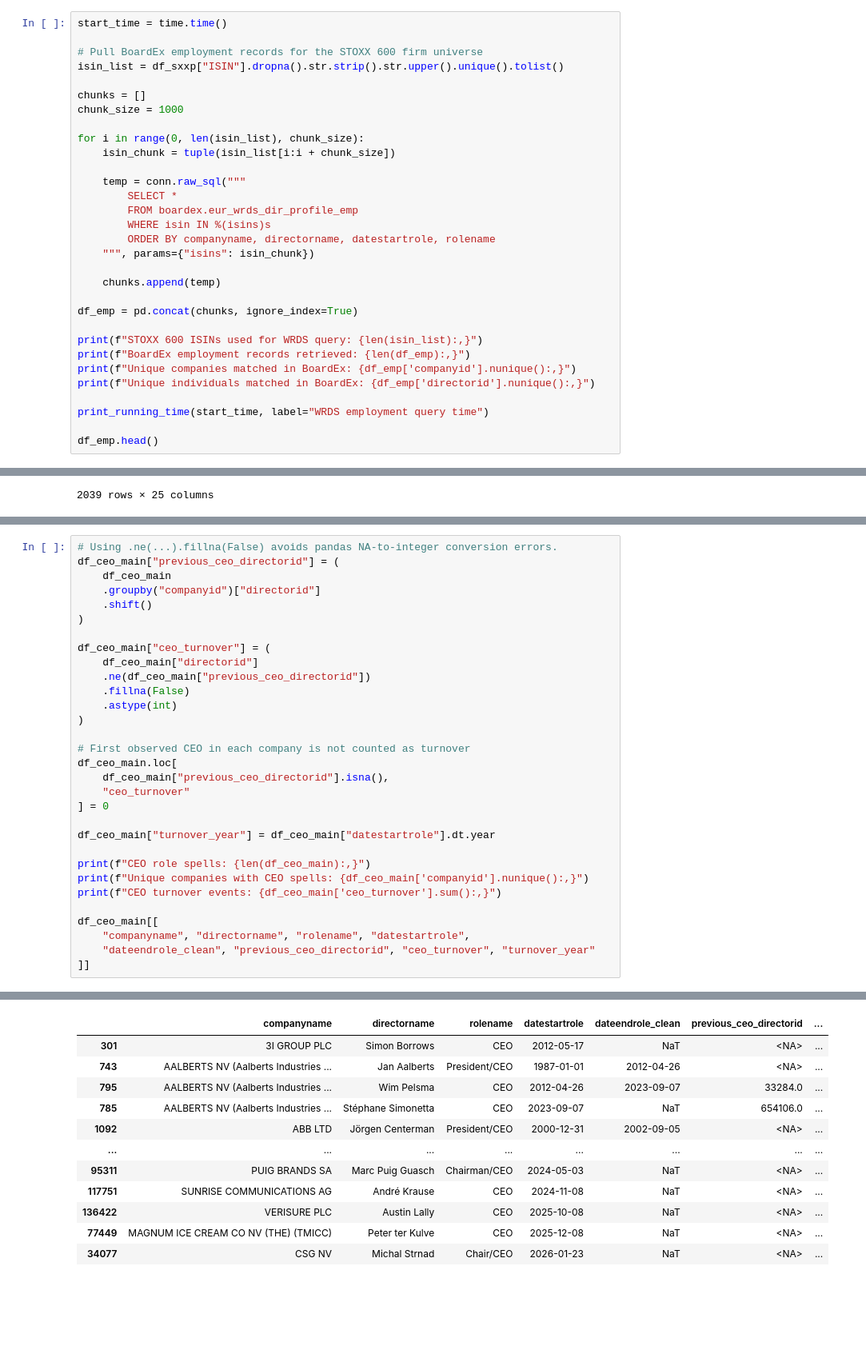
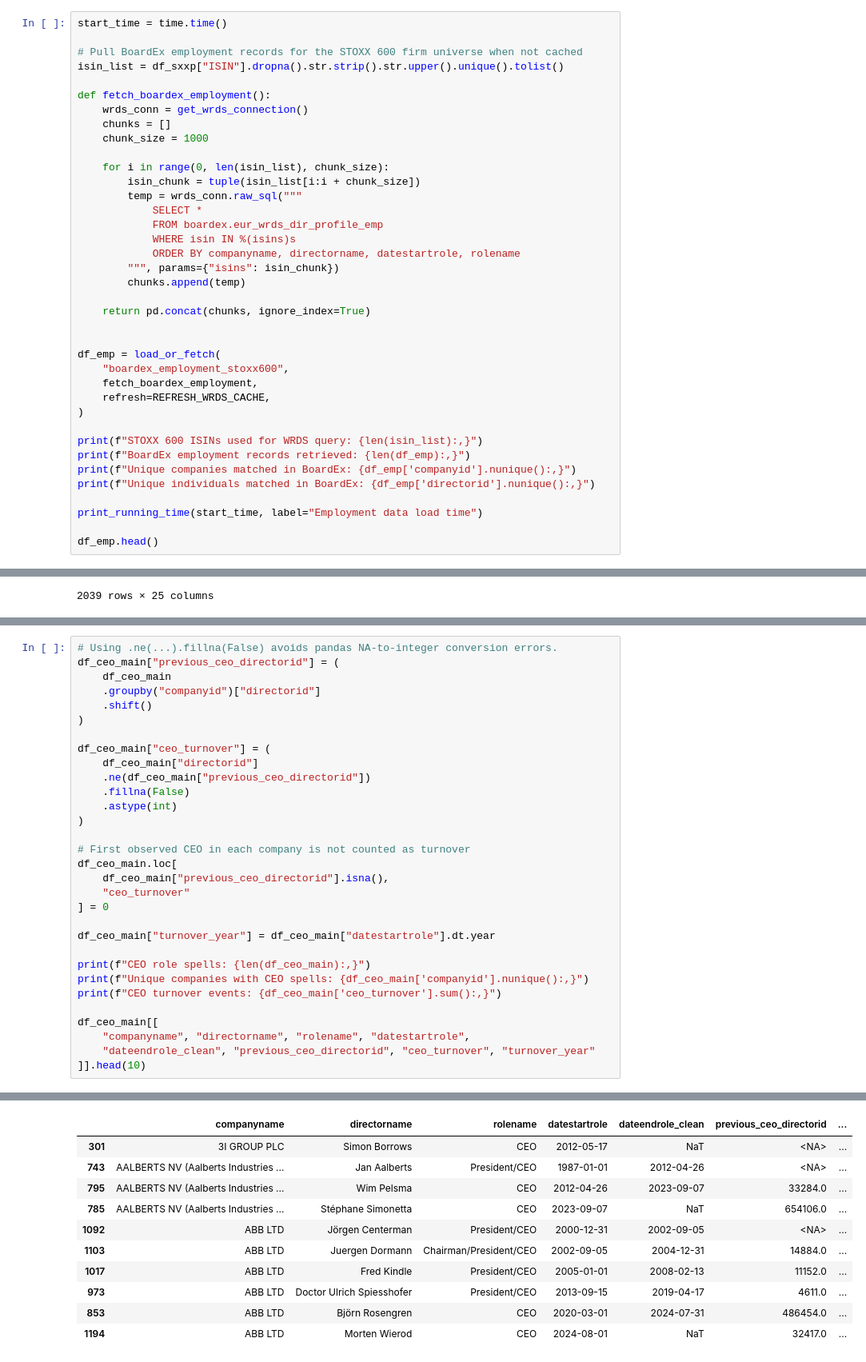
Before and after one commit to rizkyakbar-tud/DAI, a Jupyter notebook: mission/proposals_st26/mission_proposal_Akbar-Zduńczyk_progress.ipynb, the cells around one changed output, grey strips where cells are left out. Shown at 80% size. Cells and saved outputs as stored; diff of their text form; blank space fills up the shorter version.

```diff
--- a/mission/proposals_st26/mission_proposal_Akbar-Zduńczyk_progress.ipynb
+++ b/mission/proposals_st26/mission_proposal_Akbar-Zduńczyk_progress.ipynb
@@ -280,32 +341,39 @@ This step pulls all employment records for people linked to the STOXX 600 firms.
 # %%
 start_time = time.time()
 
-# Pull BoardEx employment records for the STOXX 600 firm universe
+# Pull BoardEx employment records for the STOXX 600 firm universe when not cached
 isin_list = df_sxxp["ISIN"].dropna().str.strip().str.upper().unique().tolist()
 
-chunks = []
-chunk_size = 1000
+def fetch_boardex_employment():
+    wrds_conn = get_wrds_connection()
+    chunks = []
+    chunk_size = 1000
 
-for i in range(0, len(isin_list), chunk_size):
-    isin_chunk = tuple(isin_list[i:i + chunk_size])
+    for i in range(0, len(isin_list), chunk_size):
+        isin_chunk = tuple(isin_list[i:i + chunk_size])
+        temp = wrds_conn.raw_sql("""
+            SELECT *
+            FROM boardex.eur_wrds_dir_profile_emp
+            WHERE isin IN %(isins)s
+            ORDER BY companyname, directorname, datestartrole, rolename
+        """, params={"isins": isin_chunk})
+        chunks.append(temp)
 
-    temp = conn.raw_sql("""
-        SELECT *
-        FROM boardex.eur_wrds_dir_profile_emp
-        WHERE isin IN %(isins)s
-        ORDER BY companyname, directorname, datestartrole, rolename
-    """, params={"isins": isin_chunk})
+    return pd.concat(chunks, ignore_index=True)
 
-    chunks.append(temp)
 
-df_emp = pd.concat(chunks, ignore_index=True)
+df_emp = load_or_fetch(
+    "boardex_employment_stoxx600",
+    fetch_boardex_employment,
+    refresh=REFRESH_WRDS_CACHE,
+)
 
 print(f"STOXX 600 ISINs used for WRDS query: {len(isin_list):,}")
 print(f"BoardEx employment records retrieved: {len(df_emp):,}")
 print(f"Unique companies matched in BoardEx: {df_emp['companyid'].nunique():,}")
 print(f"Unique individuals matched in BoardEx: {df_emp['directorid'].nunique():,}")
 
-print_running_time(start_time, label="WRDS employment query time")
+print_running_time(start_time, label="Employment data load time")
 
 df_emp.head()
 # %% [output]
@@ -824,37 +904,36 @@ df_ceo_main["ceo_turnover"] = (
     .ne(df_ceo_main["previous_ceo_directorid"])
     .fillna(False)
     .astype(int)
 )
 
 # First observed CEO in each company is not counted as turnover
 df_ceo_main.loc[
     df_ceo_main["previous_ceo_directorid"].isna(),
     "ceo_turnover"
 ] = 0
 
 df_ceo_main["turnover_year"] = df_ceo_main["datestartrole"].dt.year
 
 print(f"CEO role spells: {len(df_ceo_main):,}")
 print(f"Unique companies with CEO spells: {df_ceo_main['companyid'].nunique():,}")
 print(f"CEO turnover events: {df_ceo_main['ceo_turnover'].sum():,}")
 
 df_ceo_main[[
     "companyname", "directorname", "rolename", "datestartrole",
     "dateendrole_clean", "previous_ceo_directorid", "ceo_turnover", "turnover_year"
-]]
+]].head(10)
 # %% [output]
 CEO role spells: 2,039
 Unique companies with CEO spells: 513
 CEO turnover events: 1,238
 |  | companyname | directorname | rolename | datestartrole | dateendrole_clean | previous_ceo_directorid | ... |
 | 301 | 3I GROUP PLC | Simon Borrows | CEO | 2012-05-17 | NaT | <NA> | ... |
 | 743 | AALBERTS NV (Aalberts Industries ... | Jan Aalberts | President/CEO | 1987-01-01 | 2012-04-26 | <NA> | ... |
 | 795 | AALBERTS NV (Aalberts Industries ... | Wim Pelsma | CEO | 2012-04-26 | 2023-09-07 | 33284.0 | ... |
 | 785 | AALBERTS NV (Aalberts Industries ... | Stéphane Simonetta | CEO | 2023-09-07 | NaT | 654106.0 | ... |
 | 1092 | ABB LTD | Jörgen Centerman | President/CEO | 2000-12-31 | 2002-09-05 | <NA> | ... |
-| ... | ... | ... | ... | ... | ... | ... | ... |
-| 95311 | PUIG BRANDS SA | Marc Puig Guasch | Chairman/CEO | 2024-05-03 | NaT | <NA> | ... |
-| 117751 | SUNRISE COMMUNICATIONS AG | André Krause | CEO | 2024-11-08 | NaT | <NA> | ... |
-| 136422 | VERISURE PLC | Austin Lally | CEO | 2025-10-08 | NaT | <NA> | ... |
-| 77449 | MAGNUM ICE CREAM CO NV (THE) (TMICC) | Peter ter Kulve | CEO | 2025-12-08 | NaT | <NA> | ... |
-| 34077 | CSG NV | Michal Strnad | Chair/CEO | 2026-01-23 | NaT | <NA> | ... |
+| 1103 | ABB LTD | Juergen Dormann | Chairman/President/CEO | 2002-09-05 | 2004-12-31 | 14884.0 | ... |
+| 1017 | ABB LTD | Fred Kindle | President/CEO | 2005-01-01 | 2008-02-13 | 11152.0 | ... |
+| 973 | ABB LTD | Doctor Ulrich Spiesshofer | President/CEO | 2013-09-15 | 2019-04-17 | 4611.0 | ... |
+| 853 | ABB LTD | Björn Rosengren | CEO | 2020-03-01 | 2024-07-31 | 486454.0 | ... |
+| 1194 | ABB LTD | Morten Wierod | CEO | 2024-08-01 | NaT | 32417.0 | ... |
```
Also changed, not shown: parts of 61 cells of this notebook.
